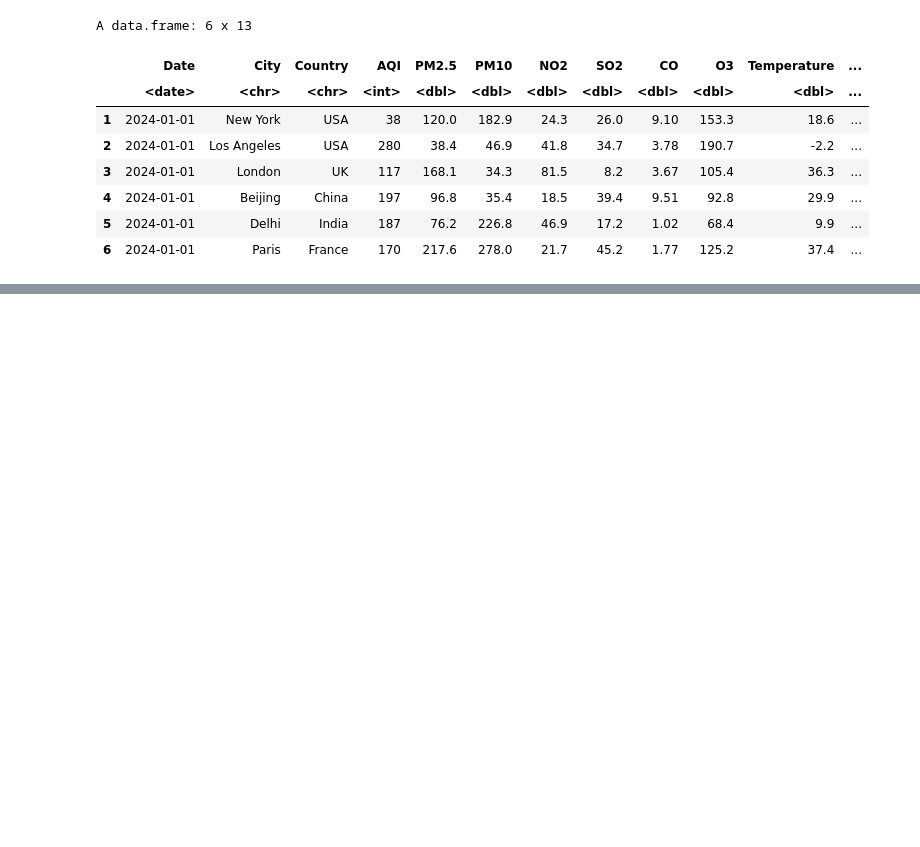
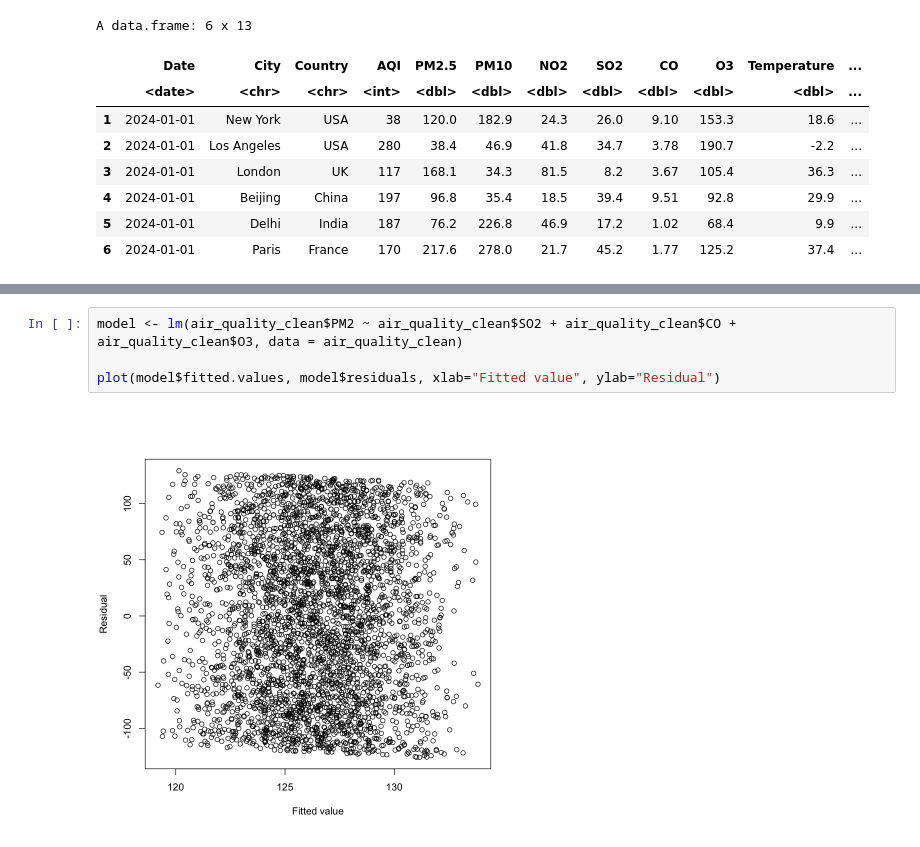
Before and after one commit to h2woobin/Global-Air-Quality-, a Jupyter notebook: main/air_quality_sennon.ipynb, the cells around one changed output, grey strips where cells are left out. Drawn from its saved outputs; the diff is of its cells as text; blank space fills up the shorter version.

Commit message:
Save current notebook changes for air_quality_sennon.ipynb

```diff
--- a/main/air_quality_sennon.ipynb
+++ b/main/air_quality_sennon.ipynb
@@ -107,0 +129,6 @@ plot(final_model, which = 2, main = "QQ Plot of Residuals for PM2.5 Model")
+# %%
+model <- lm(air_quality_clean$PM2 ~ air_quality_clean$SO2 + air_quality_clean$CO + air_quality_clean$O3, data = air_quality_clean)
+
+plot(model$fitted.values, model$residuals, xlab="Fitted value", ylab="Residual")
+# %% [output]
+[figure, added]
```
Also changed, not shown: parts of 5 cells of this notebook.
